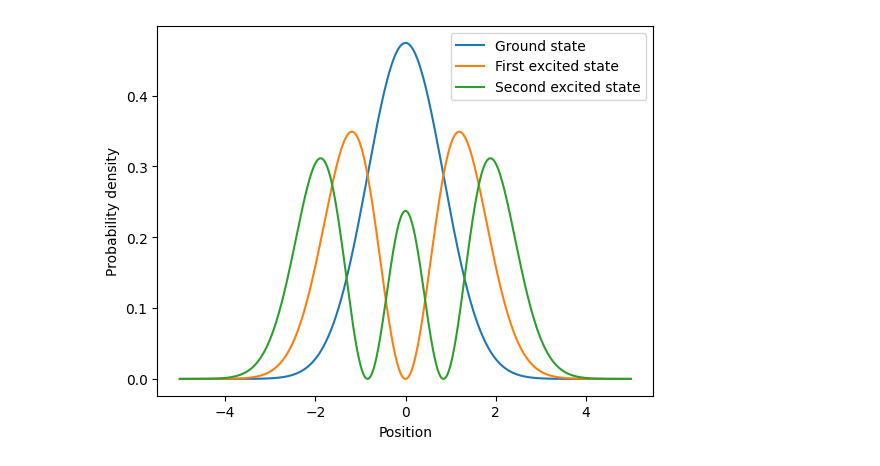
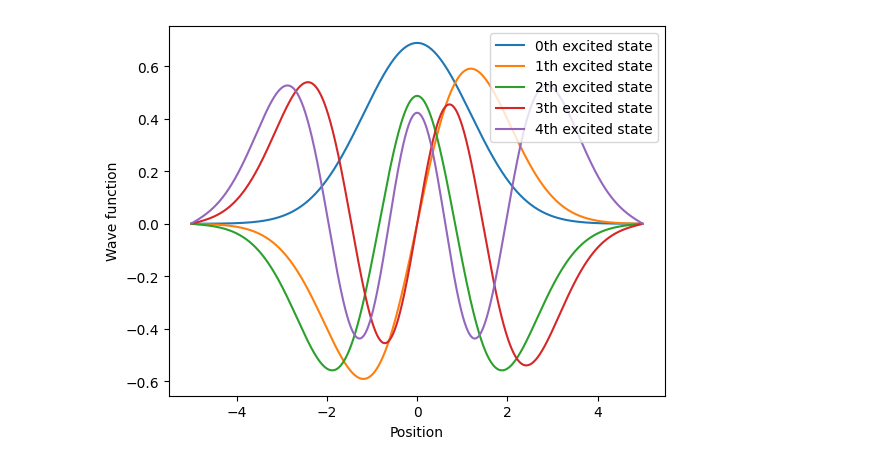
Before and after one commit to BrainConnection/Small_Project, a Jupyter notebook: Harmonic_Oscillator.ipynb, the cells around one changed output. Cells and saved outputs as stored; diff of their text form; code cells hidden in the pictures.

```diff
--- a/Harmonic_Oscillator.ipynb
+++ b/Harmonic_Oscillator.ipynb
@@ -42,36 +42,36 @@ def solve_schrodinger(x, psi_0):
     # Set up the Hamiltonian matrix
     H = np.zeros((N, N))
     for i in range(N):
         H[i,i] = 2 / m / dx**2 + V(x[i])
         if i > 0:
             H[i,i-1] = -1 / m / dx**2
             H[i-1,i] = -1 / m / dx**2
 
     # Diagonalize the Hamiltonian matrix
     E, psi = np.linalg.eigh(H)
 
     # Normalize the wave functions
     psi /= np.sqrt(dx)
 
     # Return the wave functions
     return psi
 
 # Set up the grid
 x_min = -5
 x_max = 5
 dx = 0.01
 x = np.arange(x_min, x_max, dx)
 
 # Solve the Schrödinger equation
 psi = solve_schrodinger(x, None)
 
-# Plot the wave function
-plt.plot(x, psi[:,0]**2, label='Ground state')
-plt.plot(x, psi[:,1]**2, label='First excited state')
-plt.plot(x, psi[:,2]**2, label='Second excited state')
+# Plot the wave functions
+num_states = 5
+for i in range(num_states):
+    plt.plot(x, psi[:,i], label=f'{i}th excited state')
 plt.xlabel('Position')
-plt.ylabel('Probability density')
+plt.ylabel('Wave function')
 plt.legend()
 plt.show()
 # %% [output]
-[figure, old version]
+[figure, new version]
```
Also changed, not shown: parts of 1 cell of this notebook.
